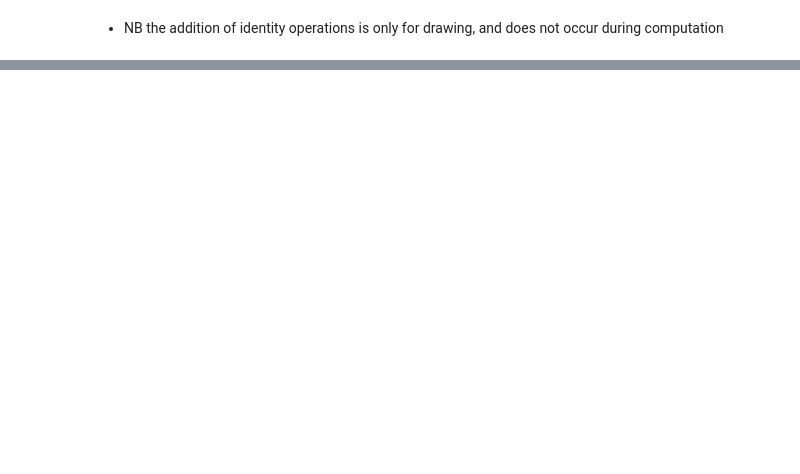
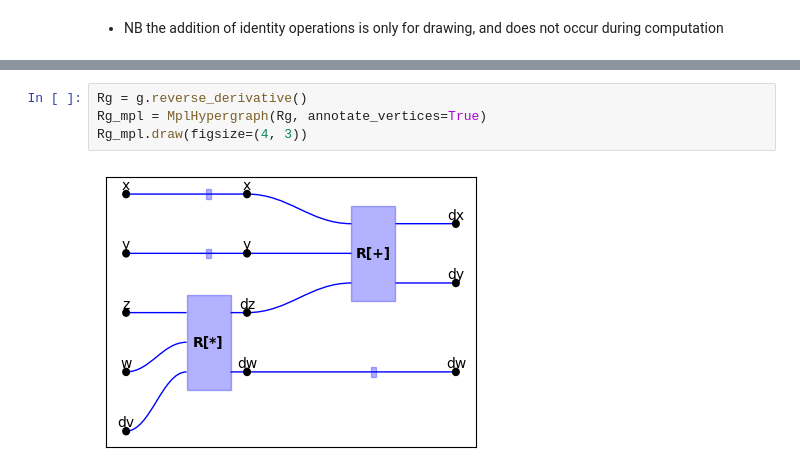
Before and after one commit to alexkoziell/HypNN, a Jupyter notebook: prototyping.ipynb, the cells around one changed output, grey strips where cells are left out. Drawn from its saved outputs; the diff is of its cells as text; blank space fills up the shorter version.

```diff
--- a/prototyping.ipynb
+++ b/prototyping.ipynb
@@ -34,0 +64,6 @@ g_mpl.draw(figsize=(4, 2))
+# %%
+Rg = g.reverse_derivative()
+Rg_mpl = MplHypergraph(Rg, annotate_vertices=True)
+Rg_mpl.draw(figsize=(4, 3))
+# %% [output]
+[figure, added]
```
Also changed, not shown: parts of 6 cells of this notebook, 1 other file.
